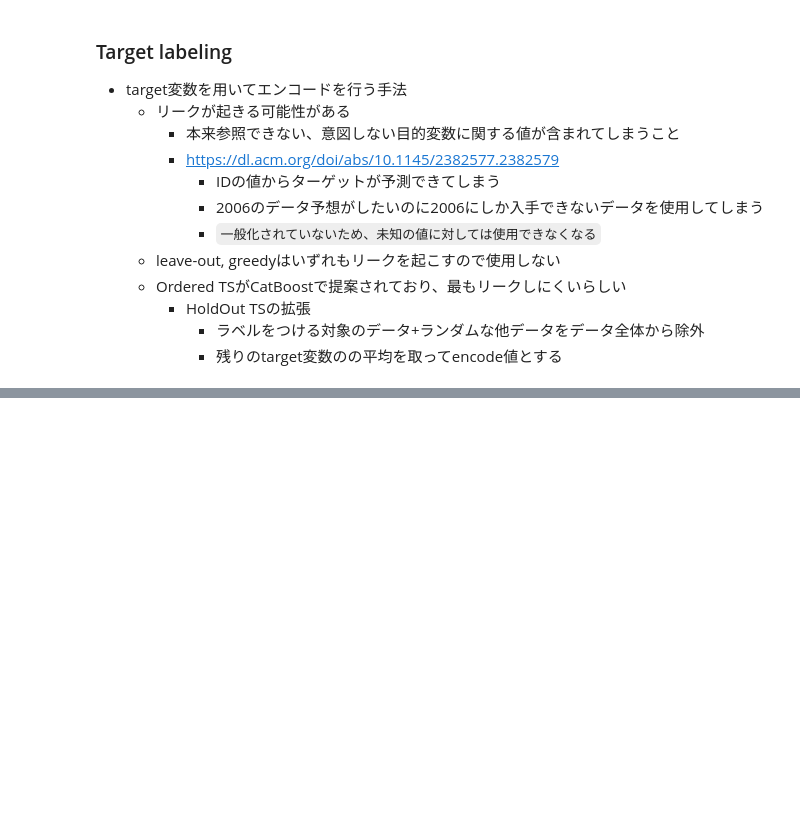
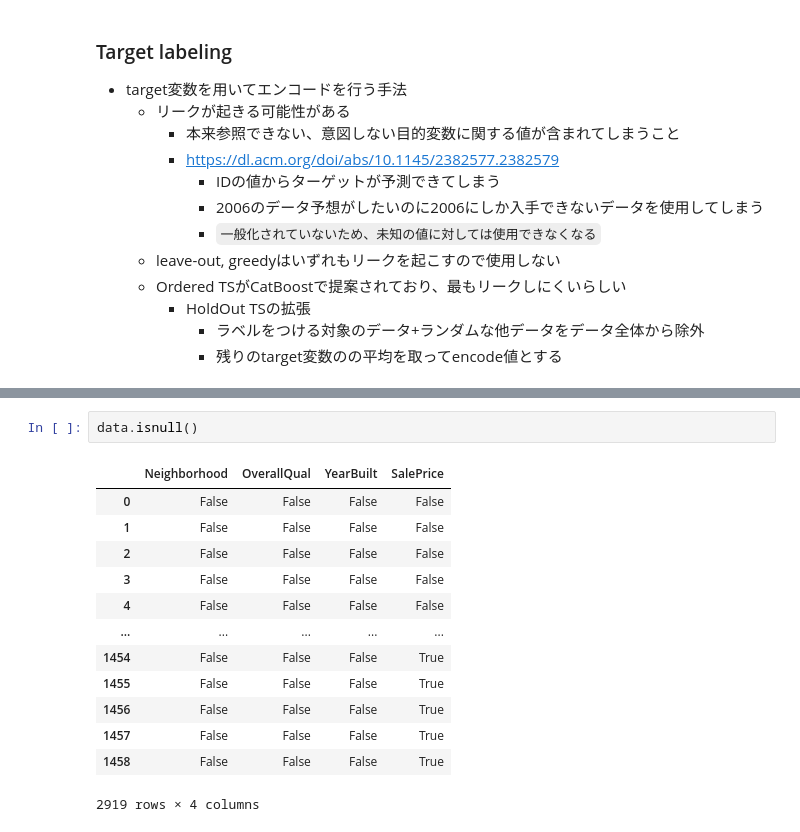
Before and after one commit to kitakou0313/titanic, a Jupyter notebook: module_train/encoder.ipynb, the cells around one changed output, grey strips where cells are left out. Cells and saved outputs as stored; diff of their text form; blank space fills up the shorter version.

Commit message:
Add dataframe sample

```diff
--- a/module_train/encoder.ipynb
+++ b/module_train/encoder.ipynb
@@ -122,0 +145,16 @@ See the caveats in the documentation: https://pandas.pydata.org/pandas-docs/stab
+# %%
+data.isnull()
+# %% [output]
+|  | Neighborhood | OverallQual | YearBuilt | SalePrice |
+| 0 | False | False | False | False |
+| 1 | False | False | False | False |
+| 2 | False | False | False | False |
+| 3 | False | False | False | False |
+| 4 | False | False | False | False |
+| ... | ... | ... | ... | ... |
+| 1454 | False | False | False | True |
+| 1455 | False | False | False | True |
+| 1456 | False | False | False | True |
+| 1457 | False | False | False | True |
+| 1458 | False | False | False | True |
+2919 rows × 4 columns
```
Also changed, not shown: parts of 4 cells of this notebook.
